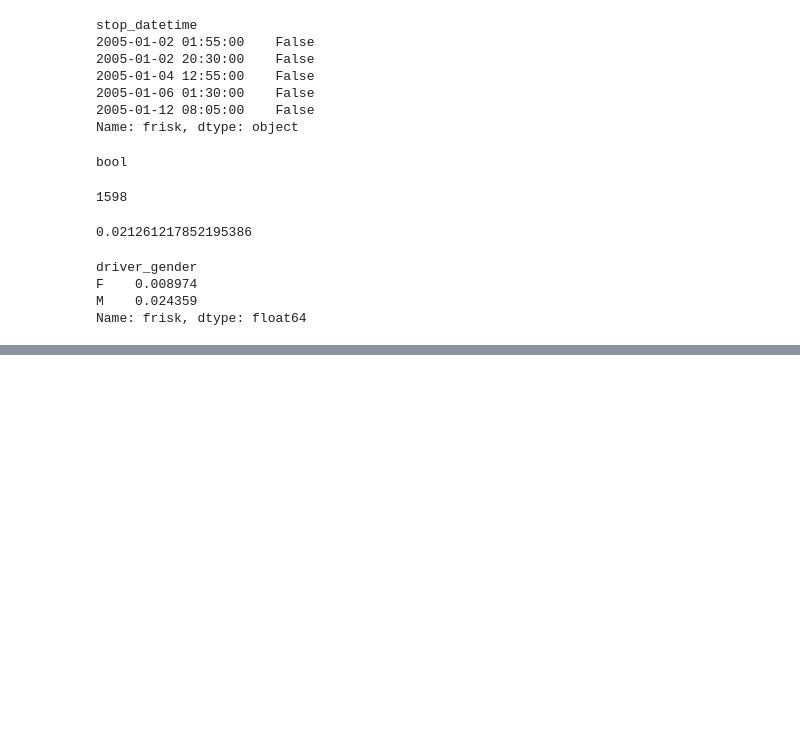
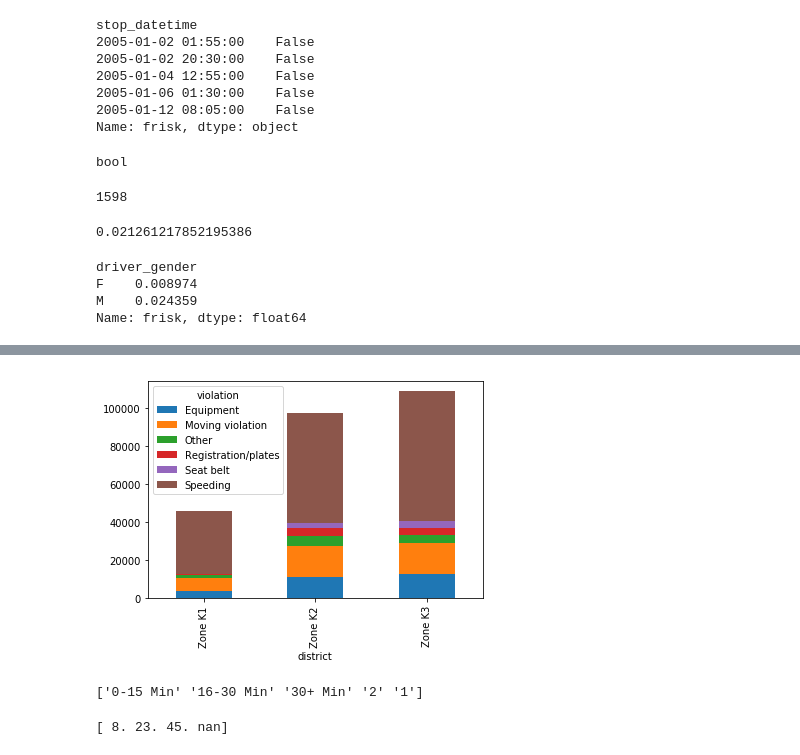
Before and after one commit to Rav212mm/01_Police_analizing, a Jupyter notebook: 01_Preparing_data.ipynb, the cells around one changed output, grey strips where cells are left out. Drawn from its saved outputs; the diff is of its cells as text; code cells hidden in the pictures; blank space fills up the shorter version.

```diff
--- a/01_Preparing_data.ipynb
+++ b/01_Preparing_data.ipynb
@@ -401,0 +546,6 @@ Name: frisk, dtype: float64
+# %%
+# Create a frequency table of districts and violations
+print(pd.crosstab(ri.district, ri.violation))
+
+# Save the frequency table as 'all_zones'
+all_zones = pd.crosstab(ri.district, ri.violation)
@@ -401,0 +570,6 @@ Name: frisk, dtype: float64
+# %%
+# Select rows 'Zone K1' through 'Zone K3'
+print(all_zones.loc['Zone K1':'Zone K3'])
+
+# Save the smaller table as 'k_zones'
+k_zones = all_zones.loc['Zone K1':'Zone K3']
@@ -401,0 +588,24 @@ Name: frisk, dtype: float64
+# %%
+# Create a bar plot of 'k_zones'
+k_zones.plot(kind='bar', stacked=True)
+
+# Display the plot
+plt.show()
+# %% [output]
+[figure, added]
+# %%
+# Print the unique values in 'stop_duration'
+print(ri.stop_duration.unique())
+
+# Create a dictionary that maps strings to integers
+mapping = {'0-15 Min': 8, '16-30 Min': 23, '30+ Min': 45}
+# %% [output]
+['0-15 Min' '16-30 Min' '30+ Min' '2' '1']
+# %%
+# Convert the 'stop_duration' strings to integers using the 'mapping'
+ri['stop_minutes'] = ri.stop_duration.map(mapping)
+
+# Print the unique values in 'stop_minutes'
+print(ri['stop_minutes'].unique())
+# %% [output]
+[ 8. 23. 45. nan]
```
Also changed, not shown: parts of 20 cells of this notebook.
